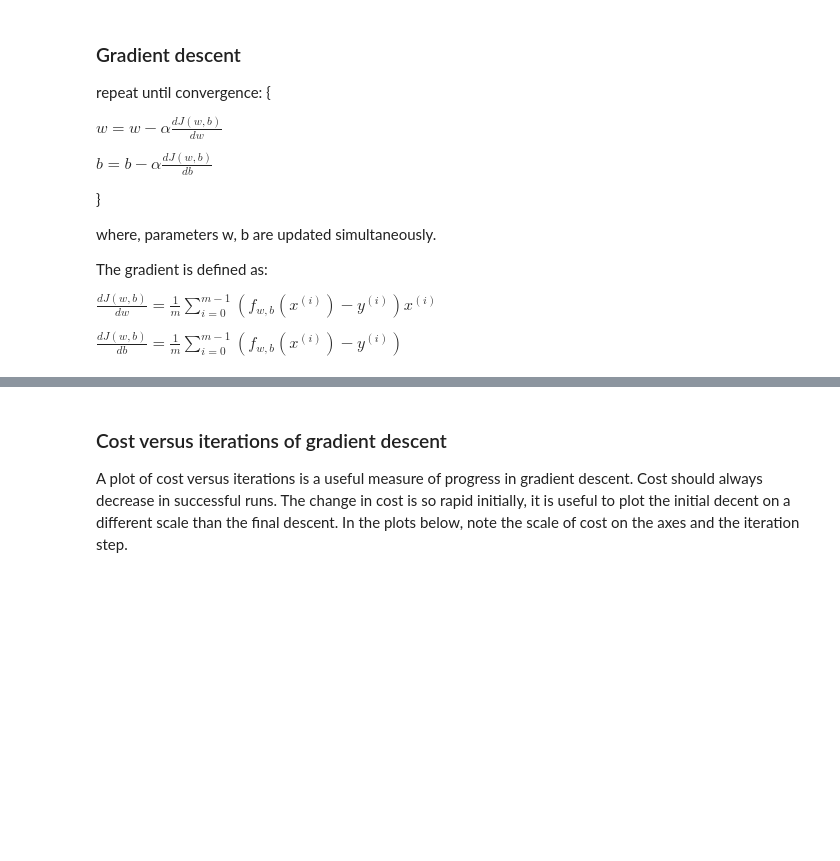
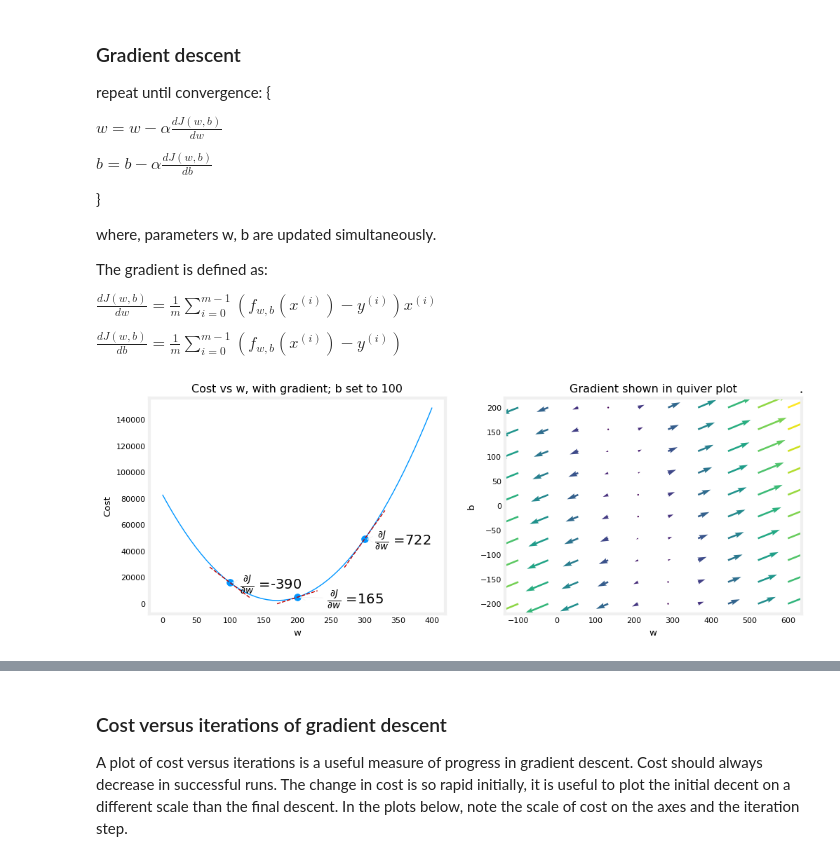
Before and after one commit to AnusreeSunilkumar/Coursera-Machine-Learning, a Jupyter notebook: Supervised Learning/Linear Regression.ipynb, the cells around one changed output, grey strips where cells are left out. Drawn from its saved outputs; the diff is of its cells as text; code cells hidden in the pictures; blank space fills up the shorter version.

Commit message:
updated plots

```diff
--- a/Supervised Learning/Linear Regression.ipynb
+++ b/Supervised Learning/Linear Regression.ipynb
@@ -245,6 +246,11 @@ def compute_gradient(x, y, w, b):
     dj_db = dj_db / m
 
     return dj_dw, dj_db
+# %%
+plt_gradients(x_train,y_train, compute_cost, compute_gradient)
+plt.show()
+# %% [output]
+[figure, added]
 # %%
 def gradient_descent(x, y, w_in, b_in, alpha, num_iters, cost_function, gradient_function):
     """
```
Also changed, not shown: parts of 8 cells of this notebook.
